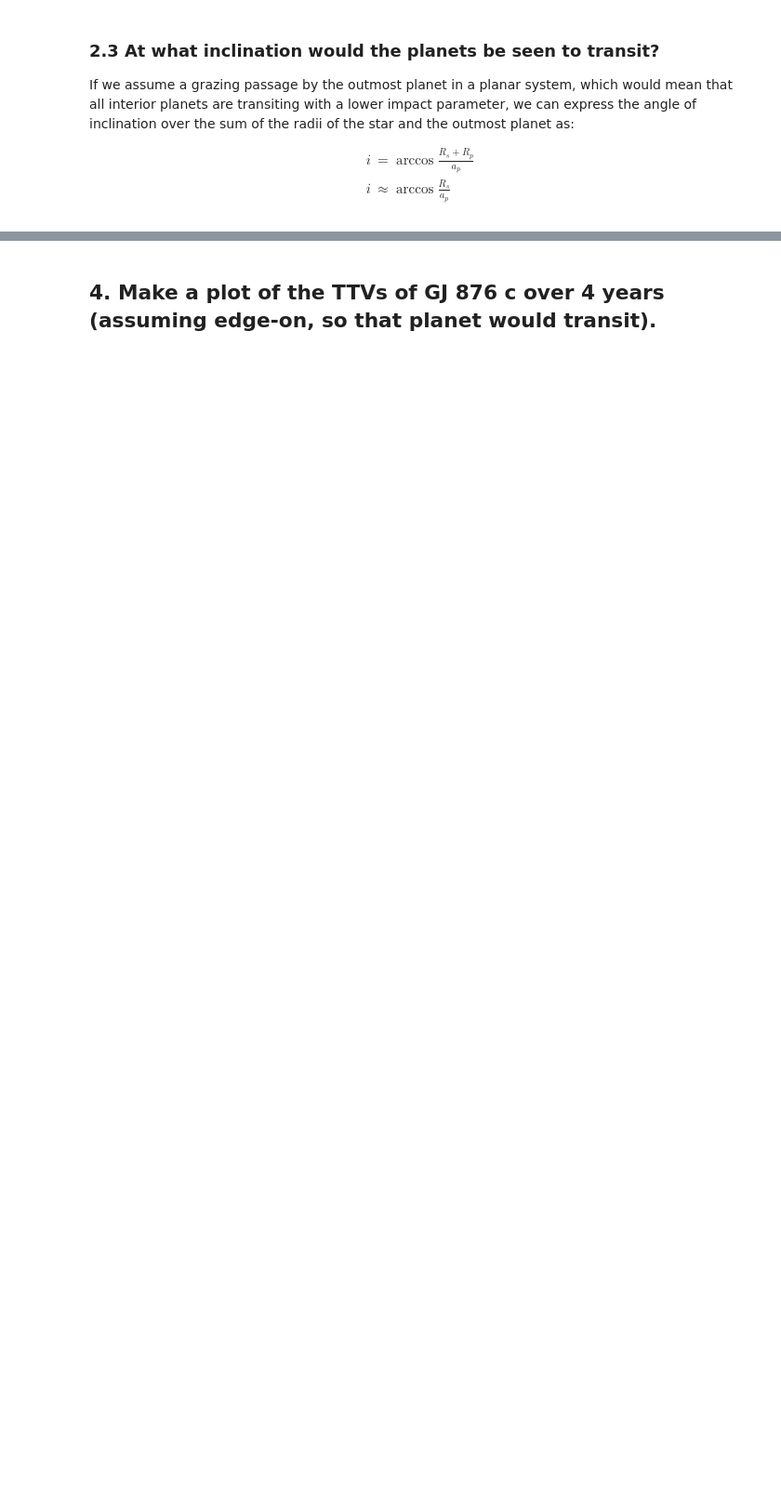
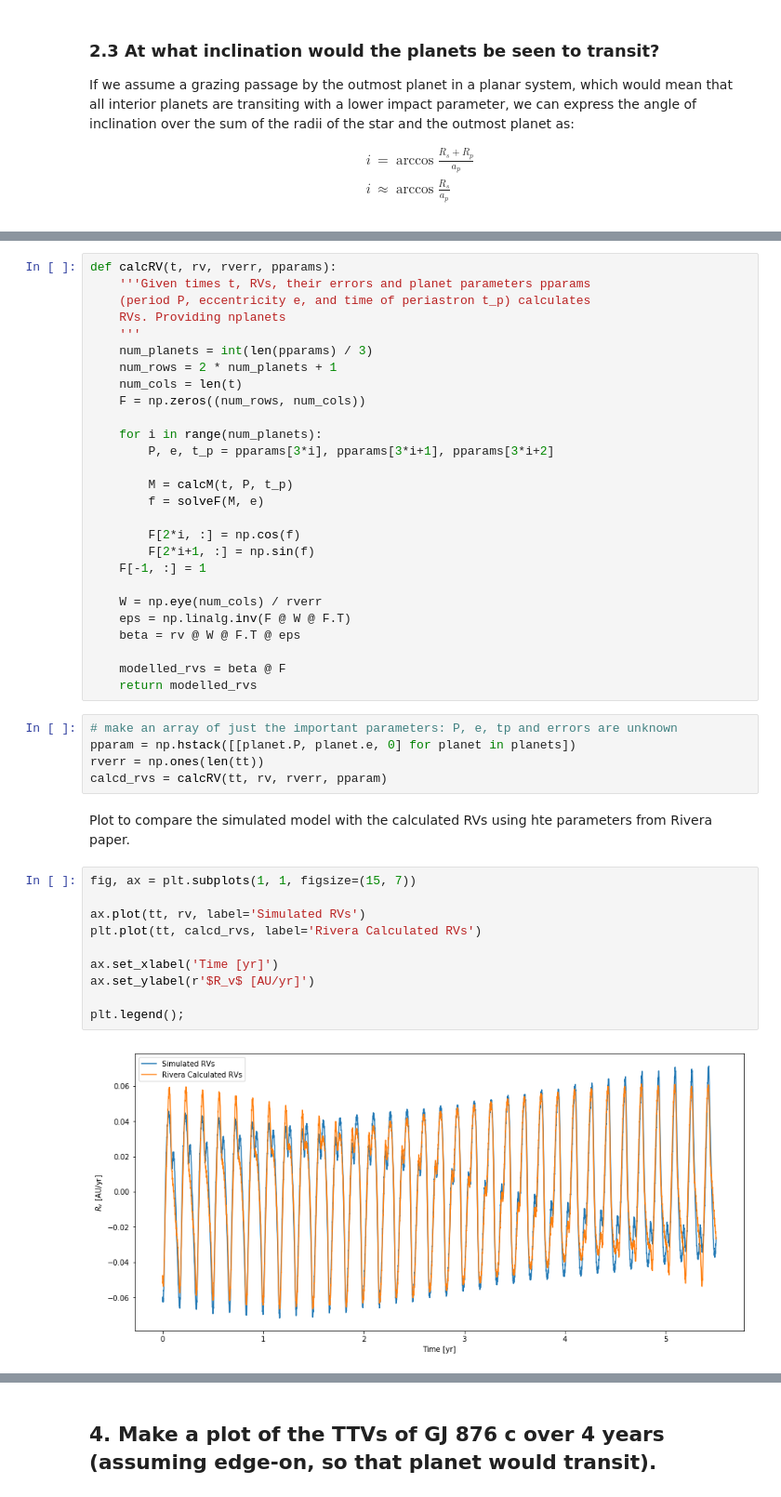
Before and after one commit to DinoBektesevic/ASTR597-Exoplanets, a Jupyter notebook: DinoBektesevic_HW3.ipynb, the cells around one changed output, grey strips where cells are left out. Shown at 93% size. Saved outputs shown, nothing was run; the diff lists cells and outputs as text; blank space fills up the shorter version.

```diff
--- a/DinoBektesevic_HW3.ipynb
+++ b/DinoBektesevic_HW3.ipynb
@@ -262,0 +353,46 @@ Mass of planet e at inclination 1.56662341609022 is 0.0013748502115459825 M_sun.
+# %%
+def calcRV(t, rv, rverr, pparams):
+    '''Given times t, RVs, their errors and planet parameters pparams
+    (period P, eccentricity e, and time of periastron t_p) calculates
+    RVs. Providing nplanets
+    '''
+    num_planets = int(len(pparams) / 3)
+    num_rows = 2 * num_planets + 1
+    num_cols = len(t)
+    F = np.zeros((num_rows, num_cols))
+
+    for i in range(num_planets):
+        P, e, t_p = pparams[3*i], pparams[3*i+1], pparams[3*i+2]
+
+        M = calcM(t, P, t_p)
+        f = solveF(M, e)
+
+        F[2*i, :] = np.cos(f)
+        F[2*i+1, :] = np.sin(f)
+    F[-1, :] = 1
+
+    W = np.eye(num_cols) / rverr
+    eps = np.linalg.inv(F @ W @ F.T)
+    beta = rv @ W @ F.T @ eps
+
+    modelled_rvs = beta @ F
+    return modelled_rvs
+# %%
+# make an array of just the important parameters: P, e, tp and errors are unknown
+pparam = np.hstack([[planet.P, planet.e, 0] for planet in planets])
+rverr = np.ones(len(tt))
+calcd_rvs = calcRV(tt, rv, rverr, pparam)
+# %% [markdown]
+Plot to compare the simulated model with the calculated RVs using hte parameters from Rivera paper.
+# %%
+fig, ax = plt.subplots(1, 1, figsize=(15, 7))
+
+ax.plot(tt, rv, label='Simulated RVs')
+plt.plot(tt, calcd_rvs, label='Rivera Calculated RVs')
+
+ax.set_xlabel('Time [yr]')
+ax.set_ylabel(r'$R_v$ [AU/yr]')
+
+plt.legend();
+# %% [output]
+[figure, added]
```
Also changed, not shown: parts of 32 cells of this notebook.
